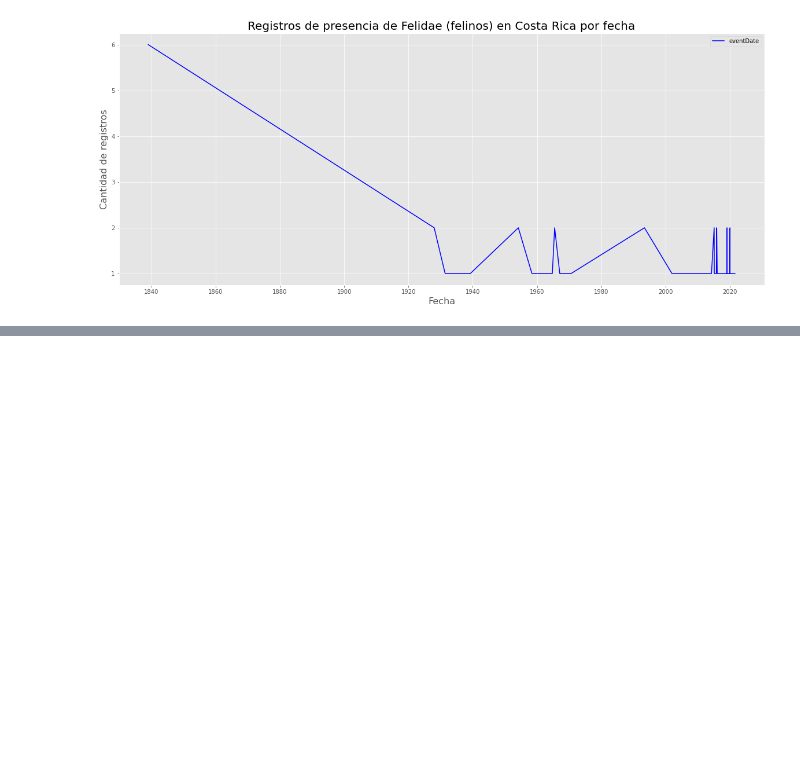
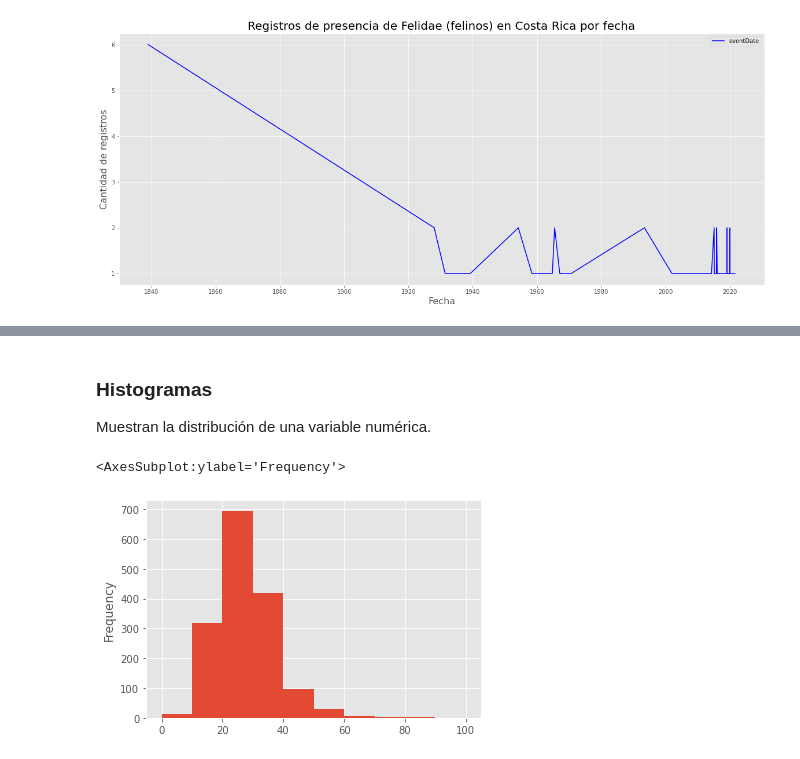
Before and after one commit to curso-python-imn/curso-python-imn.github.io, a Jupyter notebook: 17-pandas.ipynb, the cells around one changed output, grey strips where cells are left out. Saved outputs shown, nothing was run; the diff lists cells and outputs as text; code cells hidden in the pictures; blank space fills up the shorter version.

```diff
--- a/17-pandas.ipynb
+++ b/17-pandas.ipynb
@@ -333,0 +484,9 @@ plt.legend()
+# %% [markdown]
+### Histogramas
+Muestran la distribución de una variable numérica.
+# %%
+# Histograma de la variable INDICE_VULNERABILIDAD_INTEGRADO
+san_carlos["INDICE_VULNERABILIDAD_INTEGRADO"].plot(kind = 'hist')
+# %% [output]
+<AxesSubplot:ylabel='Frequency'>
+[figure, added]
```
Also changed, not shown: parts of 28 cells of this notebook, 18 other files.
